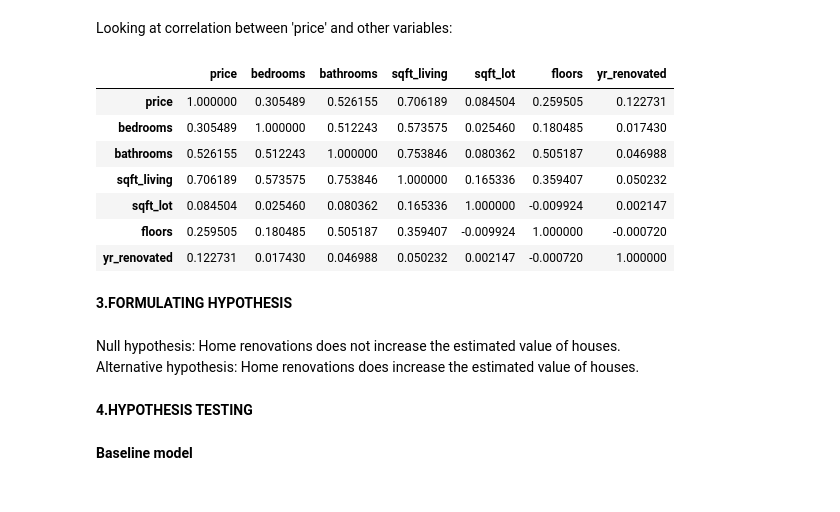
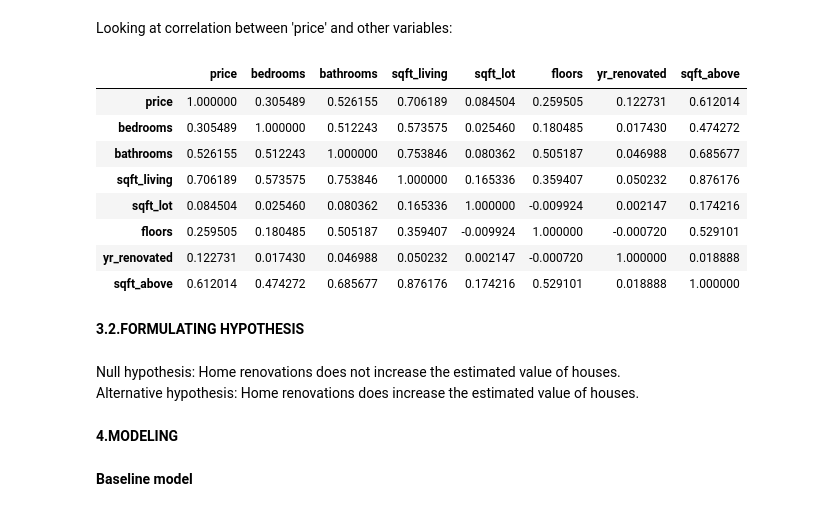
Before and after one commit to lynnndero/Phase-2-project---linear-regression, a Jupyter notebook: student.ipynb, the cells around one changed output. Saved outputs shown, nothing was run; the diff lists cells and outputs as text; code cells hidden in the pictures.

```diff
--- a/student.ipynb
+++ b/student.ipynb
@@ -202,7 +219,7 @@ Name: count, dtype: int64
 # %% [markdown]
 **Selecting the required features and placing it under data**
 # %%
-data_needed = data[['price','bedrooms','bathrooms','sqft_living','sqft_lot','floors','waterfront','condition','grade','view','date','yr_renovated']]
+data_needed = data[['price','bedrooms','bathrooms','sqft_living','sqft_lot','floors','waterfront','condition','grade','view','date','yr_renovated','sqft_above','sqft_basement']]
 data_needed.head(10)
 # %% [output]
 |  | price | bedrooms | bathrooms | sqft_living | sqft_lot | floors | waterfront | condition | grade | view | ... |
@@ -287,23 +304,24 @@ data_needed.describe()
 # %% [markdown]
 Looking at correlation between 'price' and other variables:
 # %%
-data_needed[['price','bedrooms','bathrooms','sqft_living','sqft_lot','floors','yr_renovated']].corr()
+data_needed[['price','bedrooms','bathrooms','sqft_living','sqft_lot','floors','yr_renovated','sqft_above']].corr()
 # %% [output]
-|  | price | bedrooms | bathrooms | sqft_living | sqft_lot | floors | yr_renovated |
-| price | 1.000000 | 0.305489 | 0.526155 | 0.706189 | 0.084504 | 0.259505 | 0.122731 |
-| bedrooms | 0.305489 | 1.000000 | 0.512243 | 0.573575 | 0.025460 | 0.180485 | 0.017430 |
-| bathrooms | 0.526155 | 0.512243 | 1.000000 | 0.753846 | 0.080362 | 0.505187 | 0.046988 |
-| sqft_living | 0.706189 | 0.573575 | 0.753846 | 1.000000 | 0.165336 | 0.359407 | 0.050232 |
-| sqft_lot | 0.084504 | 0.025460 | 0.080362 | 0.165336 | 1.000000 | -0.009924 | 0.002147 |
-| floors | 0.259505 | 0.180485 | 0.505187 | 0.359407 | -0.009924 | 1.000000 | -0.000720 |
-| yr_renovated | 0.122731 | 0.017430 | 0.046988 | 0.050232 | 0.002147 | -0.000720 | 1.000000 |
+|  | price | bedrooms | bathrooms | sqft_living | sqft_lot | floors | yr_renovated | sqft_above |
+| price | 1.000000 | 0.305489 | 0.526155 | 0.706189 | 0.084504 | 0.259505 | 0.122731 | 0.612014 |
+| bedrooms | 0.305489 | 1.000000 | 0.512243 | 0.573575 | 0.025460 | 0.180485 | 0.017430 | 0.474272 |
+| bathrooms | 0.526155 | 0.512243 | 1.000000 | 0.753846 | 0.080362 | 0.505187 | 0.046988 | 0.685677 |
+| sqft_living | 0.706189 | 0.573575 | 0.753846 | 1.000000 | 0.165336 | 0.359407 | 0.050232 | 0.876176 |
+| sqft_lot | 0.084504 | 0.025460 | 0.080362 | 0.165336 | 1.000000 | -0.009924 | 0.002147 | 0.174216 |
+| floors | 0.259505 | 0.180485 | 0.505187 | 0.359407 | -0.009924 | 1.000000 | -0.000720 | 0.529101 |
+| yr_renovated | 0.122731 | 0.017430 | 0.046988 | 0.050232 | 0.002147 | -0.000720 | 1.000000 | 0.018888 |
+| sqft_above | 0.612014 | 0.474272 | 0.685677 | 0.876176 | 0.174216 | 0.529101 | 0.018888 | 1.000000 |
 # %% [markdown]
-**3.FORMULATING HYPOTHESIS**
+**3.2.FORMULATING HYPOTHESIS**
 # %% [markdown]
 Null hypothesis: Home renovations does not increase the estimated value of houses.\
 Alternative hypothesis: Home renovations does increase the estimated value of houses.
 # %% [markdown]
-**4.HYPOTHESIS TESTING**
+**4.MODELING**
 # %% [markdown]
 **Baseline model**
 # %% [markdown]
```
Also changed, not shown: parts of 43 cells of this notebook, 2 other files.
